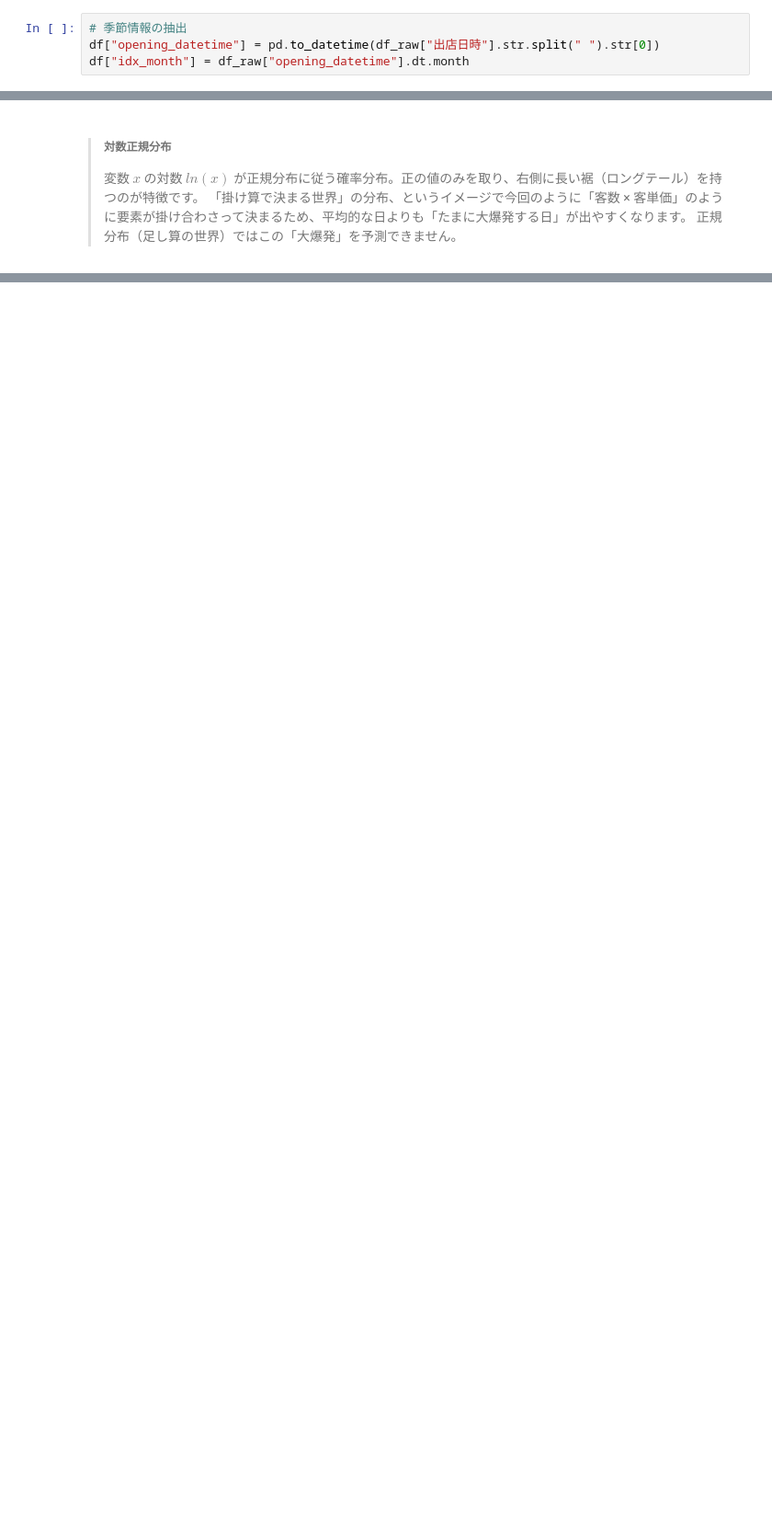
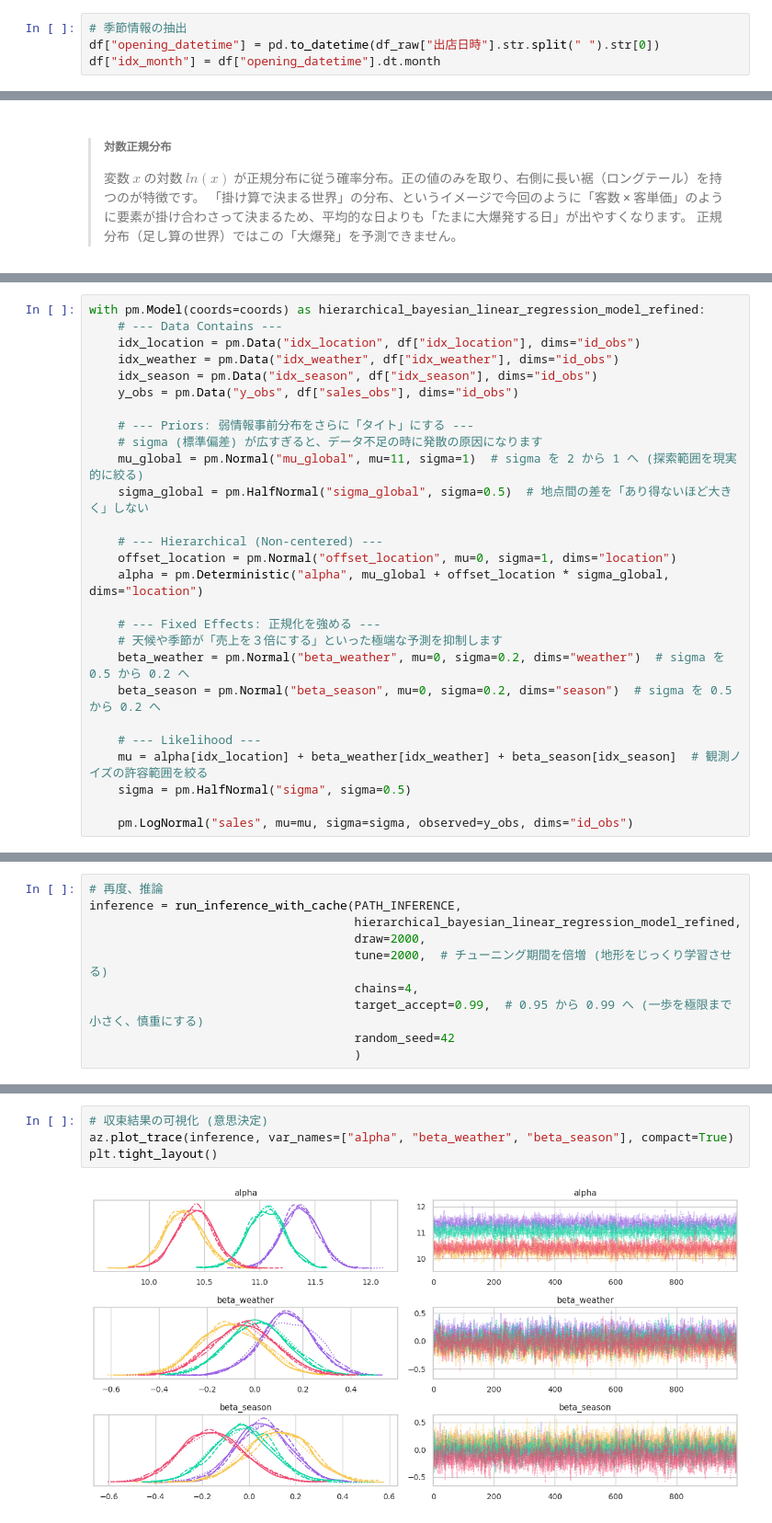
Before and after one commit to petalab-io/bayesian-iroha, a Jupyter notebook: notebooks/03_Sales_forecast_by_market_location/hierarchical_baysian_linear_regression.ipynb, the cells around one changed output, grey strips where cells are left out. Shown at 92% size. Drawn from its saved outputs; the diff is of its cells as text; blank space fills up the shorter version.

```diff
--- a/notebooks/03_Sales_forecast_by_market_location/hierarchical_baysian_linear_regression.ipynb
+++ b/notebooks/03_Sales_forecast_by_market_location/hierarchical_baysian_linear_regression.ipynb
@@ -115,7 +123,7 @@ df
 # %%
 # 季節情報の抽出
 df["opening_datetime"] = pd.to_datetime(df_raw["出店日時"].str.split(" ").str[0])
-df["idx_month"] = df_raw["opening_datetime"].dt.month
+df["idx_month"] = df["opening_datetime"].dt.month
 # %%
 def define_season(month: int) -> str:
     """
@@ -280,0 +378,27 @@ pm.model_to_graphviz(hierarchical_bayesian_linear_regression_model)
+# %%
+with pm.Model(coords=coords) as hierarchical_bayesian_linear_regression_model_refined:
+    # --- Data Contains ---
+    idx_location = pm.Data("idx_location", df["idx_location"], dims="id_obs")
+    idx_weather = pm.Data("idx_weather", df["idx_weather"], dims="id_obs")
+    idx_season = pm.Data("idx_season", df["idx_season"], dims="id_obs")
+    y_obs = pm.Data("y_obs", df["sales_obs"], dims="id_obs")
+
+    # --- Priors: 弱情報事前分布をさらに「タイト」にする ---
+    # sigma (標準偏差) が広すぎると、データ不足の時に発散の原因になります
+    mu_global = pm.Normal("mu_global", mu=11, sigma=1)  # sigma を 2 から 1 へ (探索範囲を現実的に絞る)
+    sigma_global = pm.HalfNormal("sigma_global", sigma=0.5)  # 地点間の差を「あり得ないほど大きく」しない
+
+    # --- Hierarchical (Non-centered) ---
+    offset_location = pm.Normal("offset_location", mu=0, sigma=1, dims="location")
+    alpha = pm.Deterministic("alpha", mu_global + offset_location * sigma_global, dims="location")
+
+    # --- Fixed Effects: 正規化を強める ---
+    # 天候や季節が「売上を３倍にする」といった極端な予測を抑制します
+    beta_weather = pm.Normal("beta_weather", mu=0, sigma=0.2, dims="weather")  # sigma を 0.5 から 0.2 へ
+    beta_season = pm.Normal("beta_season", mu=0, sigma=0.2, dims="season")  # sigma を 0.5 から 0.2 へ
+
+    # --- Likelihood ---
+    mu = alpha[idx_location] + beta_weather[idx_weather] + beta_season[idx_season]  # 観測ノイズの許容範囲を絞る
+    sigma = pm.HalfNormal("sigma", sigma=0.5)
+
+    pm.LogNormal("sales", mu=mu, sigma=sigma, observed=y_obs, dims="id_obs")
@@ -280,0 +415,10 @@ pm.model_to_graphviz(hierarchical_bayesian_linear_regression_model)
+# %%
+# 再度、推論
+inference = run_inference_with_cache(PATH_INFERENCE,
+                                     hierarchical_bayesian_linear_regression_model_refined,
+                                     draw=2000,
+                                     tune=2000,  # チューニング期間を倍増 (地形をじっくり学習させる)
+                                     chains=4,
+                                     target_accept=0.99,  # 0.95 から 0.99 へ (一歩を極限まで小さく、慎重にする)
+                                     random_seed=42
+                                     )
@@ -280,0 +437,6 @@ pm.model_to_graphviz(hierarchical_bayesian_linear_regression_model)
+# %%
+# 収束結果の可視化 (意思決定)
+az.plot_trace(inference, var_names=["alpha", "beta_weather", "beta_season"], compact=True)
+plt.tight_layout()
+# %% [output]
+[figure, added]
```
Also changed, not shown: parts of 22 cells of this notebook.
